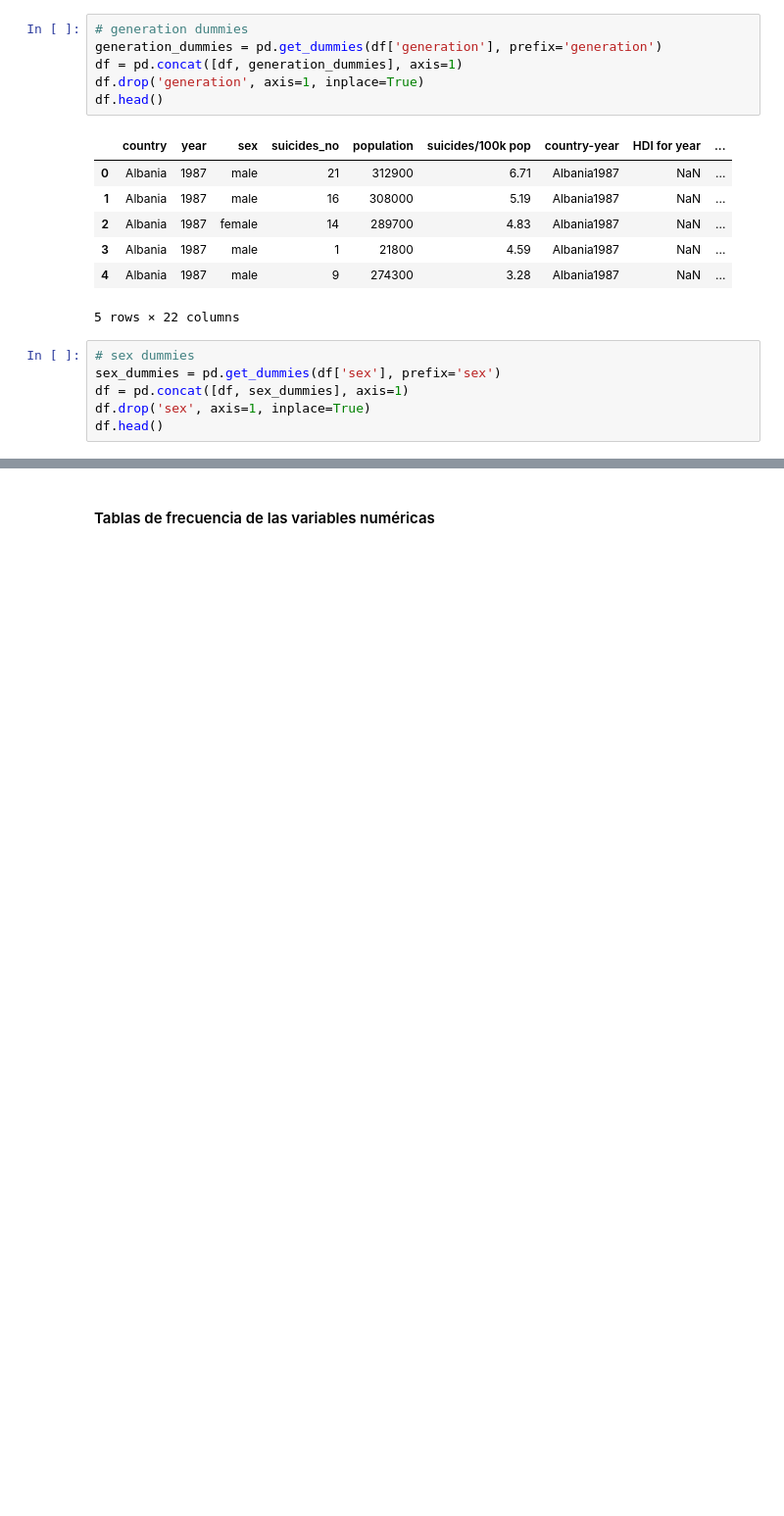
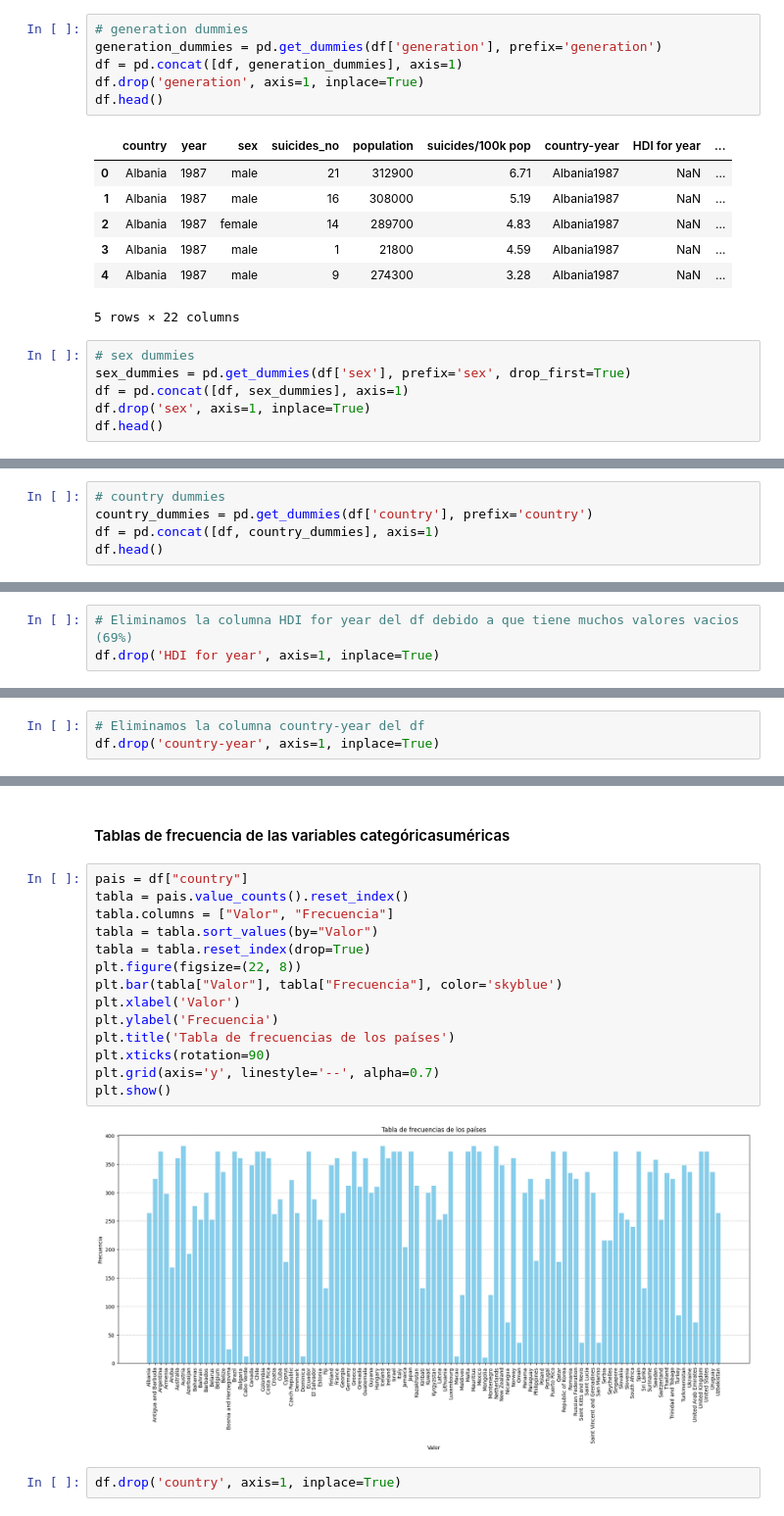
Before and after one commit to jazurdia/Proyecto1MD, a Jupyter notebook: Proyecto1.ipynb, the cells around one changed output, grey strips where cells are left out. Shown: that part at 98% size. Saved outputs shown, nothing was run; the diff lists cells and outputs as text; blank space fills up the shorter version.

```diff
--- a/Proyecto1.ipynb
+++ b/Proyecto1.ipynb
@@ -148,7 +154,7 @@ df.head()
 5 rows × 22 columns
 # %%
 # sex dummies
-sex_dummies = pd.get_dummies(df['sex'], prefix='sex')
+sex_dummies = pd.get_dummies(df['sex'], prefix='sex', drop_first=True)
 df = pd.concat([df, sex_dummies], axis=1)
 df.drop('sex', axis=1, inplace=True)
 df.head()
@@ -162,0 +169,5 @@ df.head()
+# %%
+# country dummies
+country_dummies = pd.get_dummies(df['country'], prefix='country')
+df = pd.concat([df, country_dummies], axis=1)
+df.head()
@@ -162,0 +185,3 @@ df.head()
+# %%
+# Eliminamos la columna HDI for year del df debido a que tiene muchos valores vacios (69%)
+df.drop('HDI for year', axis=1, inplace=True)
@@ -162,0 +191,3 @@ df.head()
+# %%
+# Eliminamos la columna country-year del df
+df.drop('country-year', axis=1, inplace=True)
@@ -175,2 +219,20 @@ df.head()
 # %% [markdown]
-#### Tablas de frecuencia de las variables numéricas
+#### Tablas de frecuencia de las variables categóricasuméricas
+# %%
+pais = df["country"]
+tabla = pais.value_counts().reset_index()
+tabla.columns = ["Valor", "Frecuencia"]
+tabla = tabla.sort_values(by="Valor")
+tabla = tabla.reset_index(drop=True)
+plt.figure(figsize=(22, 8))
+plt.bar(tabla["Valor"], tabla["Frecuencia"], color='skyblue')
+plt.xlabel('Valor')
+plt.ylabel('Frecuencia')
+plt.title('Tabla de frecuencias de los países')
+plt.xticks(rotation=90)
+plt.grid(axis='y', linestyle='--', alpha=0.7)
+plt.show()
+# %% [output]
+[figure, added]
+# %%
+df.drop('country', axis=1, inplace=True)
```
Also changed, not shown: parts of 28 cells of this notebook.
